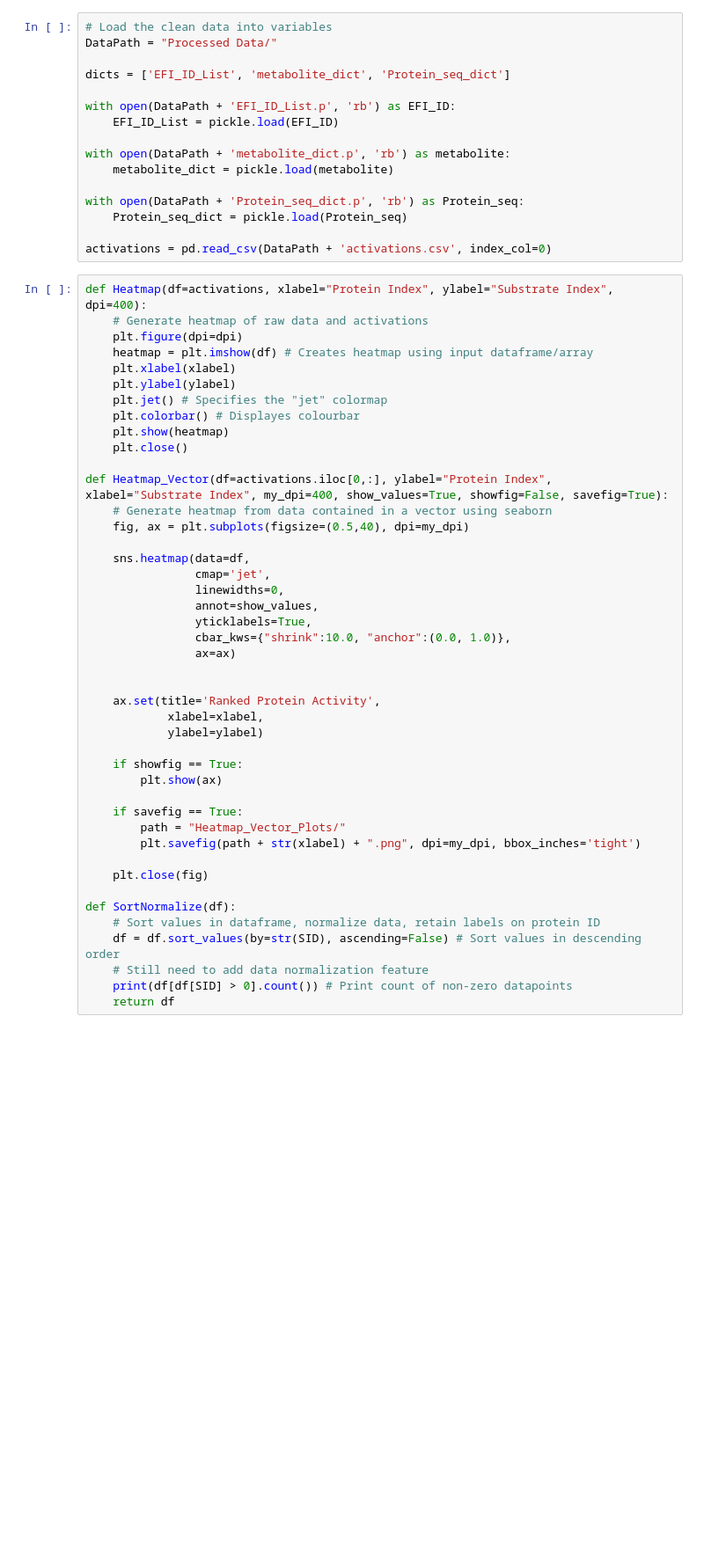
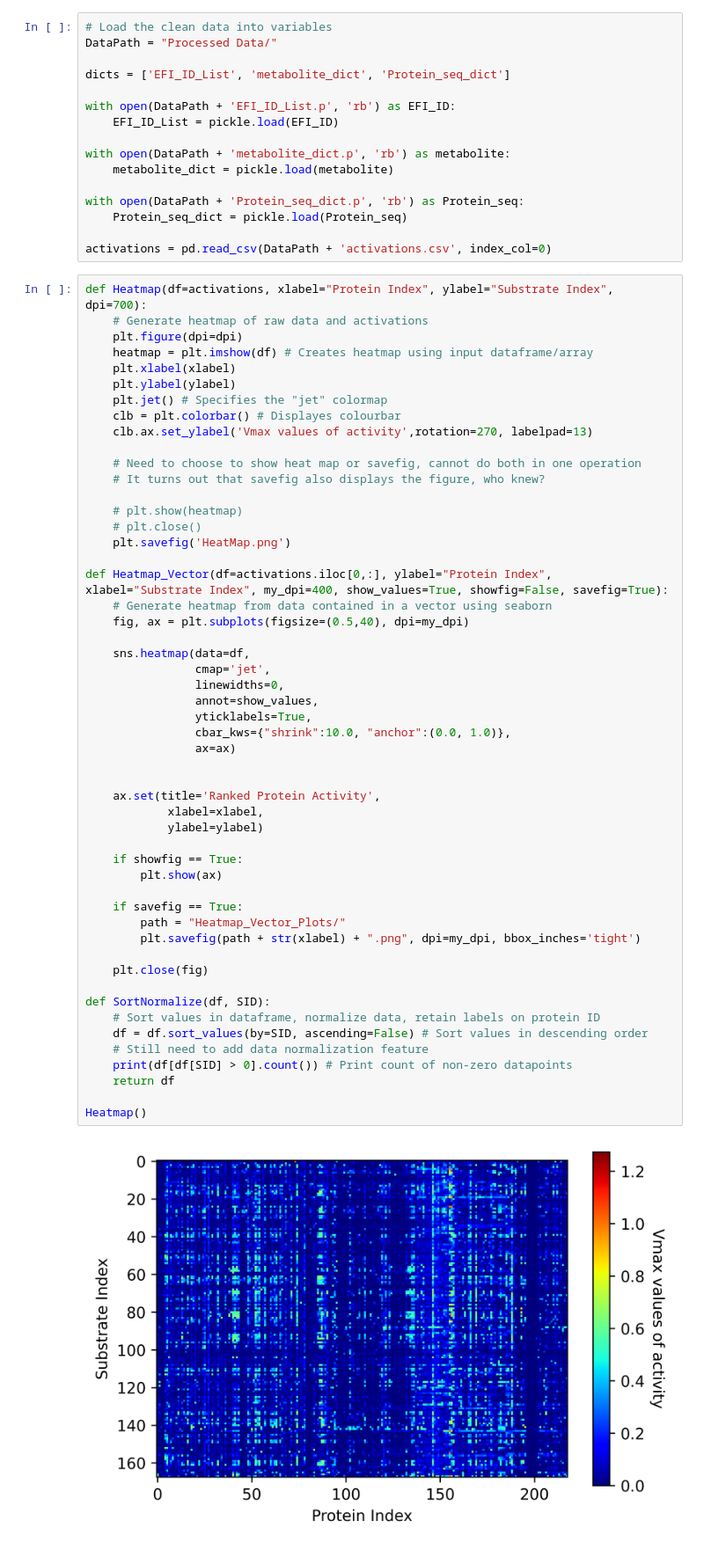
Before and after one commit to anaqiafendi/Phosphotase-Protein-Design-Project, a Jupyter notebook: Activity Analysis/ActivityAnalysis.ipynb, the cells around one changed output. Shown at 88% size. Drawn from its saved outputs; the diff is of its cells as text; blank space fills up the shorter version.

```diff
--- a/Activity Analysis/ActivityAnalysis.ipynb
+++ b/Activity Analysis/ActivityAnalysis.ipynb
@@ -26,49 +25,59 @@ with open(DataPath + 'Protein_seq_dict.p', 'rb') as Protein_seq:
 
 activations = pd.read_csv(DataPath + 'activations.csv', index_col=0)
 # %%
-def Heatmap(df=activations, xlabel="Protein Index", ylabel="Substrate Index", dpi=400):
+def Heatmap(df=activations, xlabel="Protein Index", ylabel="Substrate Index", dpi=700):
     # Generate heatmap of raw data and activations
     plt.figure(dpi=dpi)
     heatmap = plt.imshow(df) # Creates heatmap using input dataframe/array
     plt.xlabel(xlabel)
     plt.ylabel(ylabel)
     plt.jet() # Specifies the "jet" colormap
-    plt.colorbar() # Displayes colourbar
-    plt.show(heatmap)
-    plt.close()
+    clb = plt.colorbar() # Displayes colourbar
+    clb.ax.set_ylabel('Vmax values of activity',rotation=270, labelpad=13)
+
+    # Need to choose to show heat map or savefig, cannot do both in one operation
+    # It turns out that savefig also displays the figure, who knew?
+
+    # plt.show(heatmap)
+    # plt.close()
+    plt.savefig('HeatMap.png')
 
 def Heatmap_Vector(df=activations.iloc[0,:], ylabel="Protein Index", xlabel="Substrate Index", my_dpi=400, show_values=True, showfig=False, savefig=True):
     # Generate heatmap from data contained in a vector using seaborn
     fig, ax = plt.subplots(figsize=(0.5,40), dpi=my_dpi)
 
     sns.heatmap(data=df,
                 cmap='jet',
                 linewidths=0,
                 annot=show_values,
                 yticklabels=True,
                 cbar_kws={"shrink":10.0, "anchor":(0.0, 1.0)},
                 ax=ax)
 
 
     ax.set(title='Ranked Protein Activity',
             xlabel=xlabel,
             ylabel=ylabel)
 
     if showfig == True:
         plt.show(ax)
 
     if savefig == True:
         path = "Heatmap_Vector_Plots/"
         plt.savefig(path + str(xlabel) + ".png", dpi=my_dpi, bbox_inches='tight')
 
     plt.close(fig)
 
-def SortNormalize(df):
+def SortNormalize(df, SID):
     # Sort values in dataframe, normalize data, retain labels on protein ID
-    df = df.sort_values(by=str(SID), ascending=False) # Sort values in descending order
+    df = df.sort_values(by=SID, ascending=False) # Sort values in descending order
     # Still need to add data normalization feature
     print(df[df[SID] > 0].count()) # Print count of non-zero datapoints
     return df
+
+Heatmap()
+# %% [output]
+[figure, added]
 # %%
 def SaveSubstrate(df=activations, SID=0, Subs_list=list(metabolite_dict.values())):
     df = pd.DataFrame(df.iloc[SID,:]) # Obtains vector from dataframe based on substrate needed for analysis
```
Also changed, not shown: parts of 6 cells of this notebook, 1 other file.
